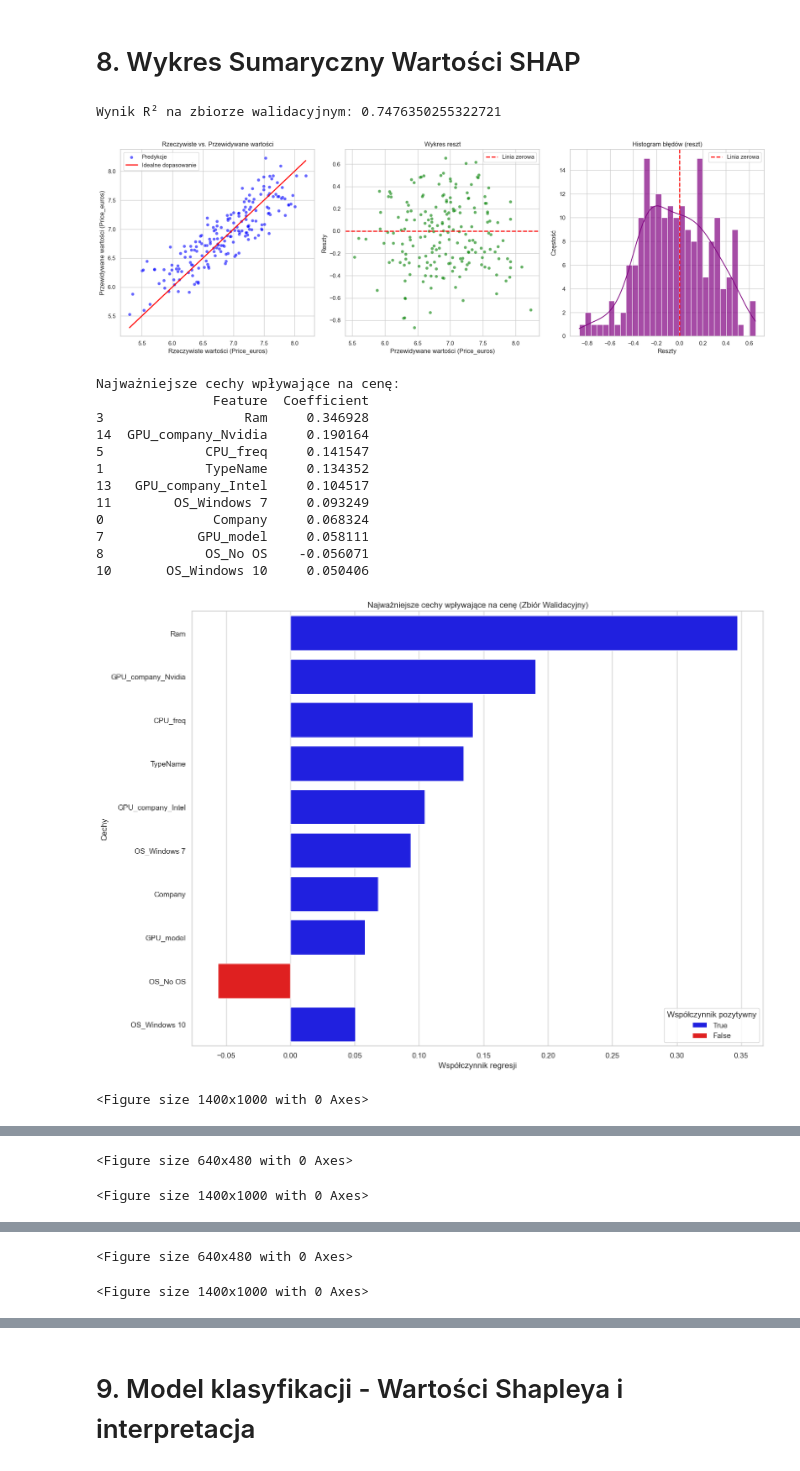
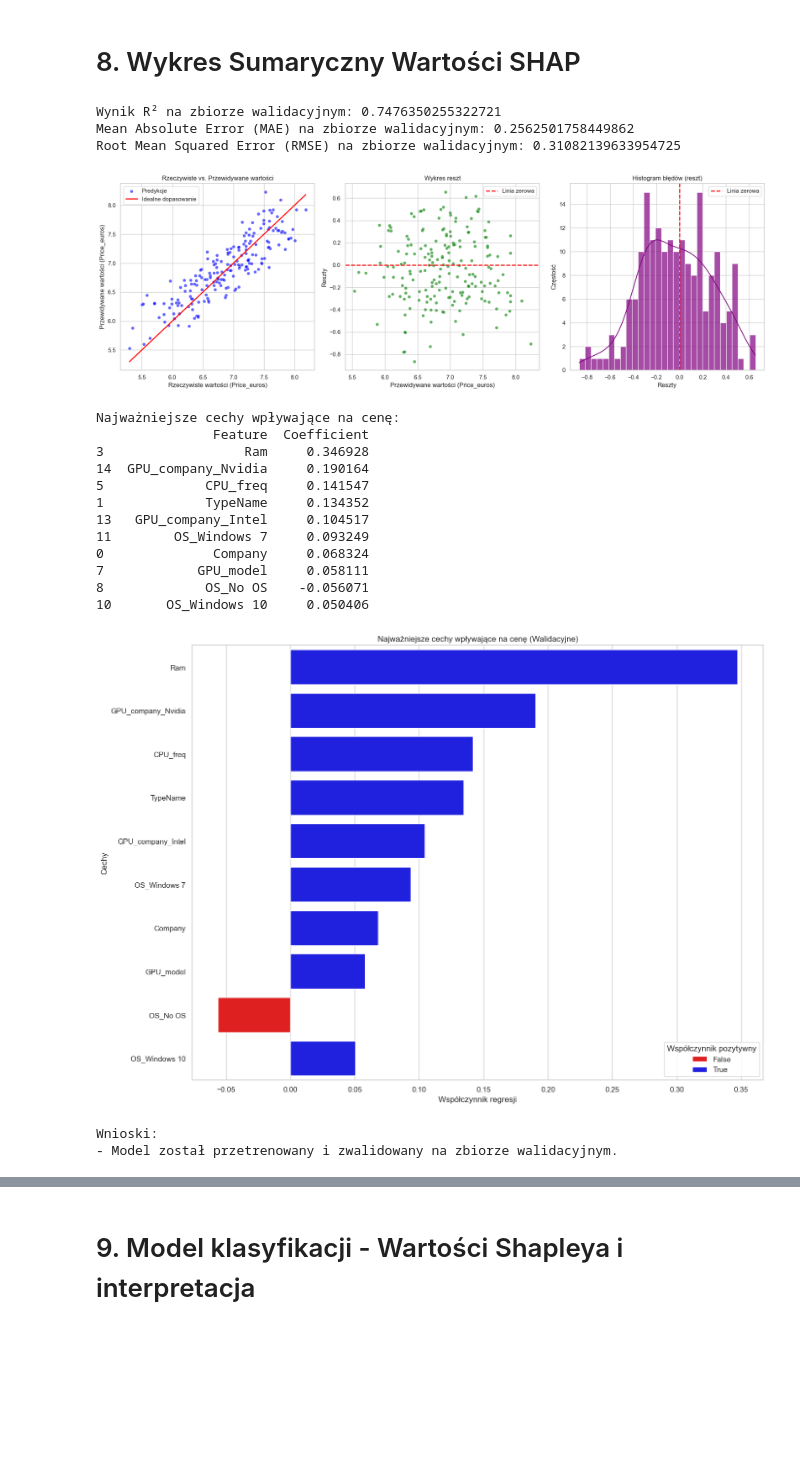
Before and after one commit to Piotr-Goraj/wsb-si-classification, a Jupyter notebook: ai_models_prediction.ipynb, the cells around one changed output, grey strips where cells are left out. Cells and saved outputs as stored; diff of their text form; code cells hidden in the pictures; blank space fills up the shorter version.

```diff
--- a/ai_models_prediction.ipynb
+++ b/ai_models_prediction.ipynb
@@ -648,7 +651,10 @@ plt.show()
 # %%
 # Konfiguracja stylu wykresów
 sns.set(style="whitegrid")
-plt.rcParams.update({'font.size': 12})  # Ustawienie większego rozmiaru czcionki
+plt.rcParams.update({'font.size': 12})
+
+# Zwiększenie maksymalnej liczby kolumn wyświetlanych przez pandas
+pd.set_option('display.max_columns', None)
 
 # 1. Odczyt danych
 train_data = pd.read_csv(TRAIN_FILE_PATH)
@@ -675,10 +681,6 @@ X_combined = pd.get_dummies(X_combined, drop_first=True)
 X_train_encoded = X_combined.iloc[:len(X_train), :].reset_index(drop=True)
 X_val_encoded = X_combined.iloc[len(X_train):, :].reset_index(drop=True)
 
-# Wyświetlenie rzeczywistych nazw cech po kodowaniu
-# print("\nRzeczywiste nazwy cech po kodowaniu (przykład):")
-# print(X_train_encoded.columns.tolist()[:10])  # Wyświetlenie pierwszych 10 cech
-
 # 3. Skalowanie cech
 scaler = StandardScaler()
 X_train_scaled = scaler.fit_transform(X_train_encoded)
@@ -695,7 +697,12 @@ regression_model.fit(X_train_scaled_df, y_train)
 # 5. Walidacja modelu
 y_val_pred = regression_model.predict(X_val_scaled_df)
 r2_val = r2_score(y_val, y_val_pred)
+mae_val = mean_absolute_error(y_val, y_val_pred)
+rmse_val = np.sqrt(mean_squared_error(y_val, y_val_pred))
+
 print("\nWynik R² na zbiorze walidacyjnym:", r2_val)
+print("Mean Absolute Error (MAE) na zbiorze walidacyjnym:", mae_val)
+print("Root Mean Squared Error (RMSE) na zbiorze walidacyjnym:", rmse_val)
 
 # 6. Wizualizacja wyników na zbiorze walidacyjnym
 fig, axes = plt.subplots(1, 3, figsize=(18, 6))
@@ -734,67 +741,67 @@ axes[2].legend()
 plt.tight_layout()
 plt.show()
 
-# 7. Wykorzystanie wartości SHAP do interpretacji modelu
-
-# Tworzenie wyjaśniacza SHAP
-explainer = shap.Explainer(regression_model, X_train_scaled_df)
-shap_values = explainer(X_val_scaled_df)
-
-# Analiza ważności cech na podstawie współczynników regresji
+# 7. Analiza ważności cech na podstawie współczynników regresji
 coefficients = pd.DataFrame({
     'Feature': X_train_encoded.columns,
     'Coefficient': regression_model.coef_
 })
+coefficients['Importance'] = coefficients['Coefficient'].abs()
+coefficients = coefficients.sort_values(by='Importance', ascending=False)
 coefficients['Sign'] = coefficients['Coefficient'] > 0
-coefficients['Sign'] = coefficients['Sign'].astype(str)  # Konwersja do stringów 'True'/'False'
-
-# Sortowanie cech według absolutnej wartości współczynnika
-coefficients = coefficients.reindex(coefficients['Coefficient'].abs().sort_values(ascending=False).index)
 
 print("\nNajważniejsze cechy wpływające na cenę:")
 print(coefficients[['Feature', 'Coefficient']].head(10))
 
-# Wykres barplot z różnymi kolorami dla dodatnich i ujemnych współczynników
 plt.figure(figsize=(14, 10))
 sns.barplot(
     x='Coefficient',
     y='Feature',
     hue='Sign',
     data=coefficients.head(10),
     dodge=False,
-    palette={'True': 'blue', 'False': 'red'}
+    palette={True: 'blue', False: 'red'}
 )
-plt.title('Najważniejsze cechy wpływające na cenę (Zbiór Walidacyjny)')
+plt.title('Najważniejsze cechy wpływające na cenę (Walidacyjne)')
 plt.xlabel('Współczynnik regresji')
 plt.ylabel('Cechy')
 plt.legend(title='Współczynnik pozytywny', loc='best')
 plt.tight_layout()
 plt.show()
 
-# Tworzenie wykresów zależności SHAP dla top 5 cech
 top_features = coefficients['Feature'].head(5).values
-for feature in top_features:
-    if feature in X_val_encoded.columns:
-        plt.figure(figsize=(14, 10))
-        shap.dependence_plot(feature, shap_values.values, X_val_encoded)
-        plt.tight_layout()
-        plt.show()
-    else:
-        print(f"Cecha '{feature}' nie istnieje w danych walidacyjnych.")
+
+# Zapis obiektów do plików (pickle)
+with open('regression_model.pkl', 'wb') as f:
+    pickle.dump(regression_model, f)
+with open('scaler.pkl', 'wb') as f:
+    pickle.dump(scaler, f)
+with open('X_train_encoded_columns.pkl', 'wb') as f:
+    pickle.dump(X_train_encoded.columns.tolist(), f)
+with open('coefficients.pkl', 'wb') as f:
+    pickle.dump(coefficients, f)
+with open('top_features.pkl', 'wb') as f:
+    pickle.dump(top_features, f)
+
+print("\nWnioski:")
+print("- Model został przetrenowany i zwalidowany na zbiorze walidacyjnym.")
 # %% [output]
 Wynik R² na zbiorze walidacyjnym: 0.7476350255322721
+Mean Absolute Error (MAE) na zbiorze walidacyjnym: 0.2562501758449862
+Root Mean Squared Error (RMSE) na zbiorze walidacyjnym: 0.31082139633954725
 [figure]
 Najważniejsze cechy wpływające na cenę:
                Feature  Coefficient
 3                  Ram     0.346928
 14  GPU_company_Nvidia     0.190164
 5             CPU_freq     0.141547
 1             TypeName     0.134352
 13   GPU_company_Intel     0.104517
 11        OS_Windows 7     0.093249
 0              Company     0.068324
 7            GPU_model     0.058111
 8             OS_No OS    -0.056071
 10       OS_Windows 10     0.050406
-[figure, old version]
+[figure, new version]
-<Figure size 1400x1000 with 0 Axes>
+Wnioski:
+- Model został przetrenowany i zwalidowany na zbiorze walidacyjnym.
@@ -802,2 +807,0 @@ Najważniejsze cechy wpływające na cenę:
-<Figure size 640x480 with 0 Axes>
-<Figure size 1400x1000 with 0 Axes>
@@ -805,2 +807,0 @@ Najważniejsze cechy wpływające na cenę:
-<Figure size 640x480 with 0 Axes>
-<Figure size 1400x1000 with 0 Axes>
```
Also changed, not shown: parts of 4 cells of this notebook, 4 other files.
